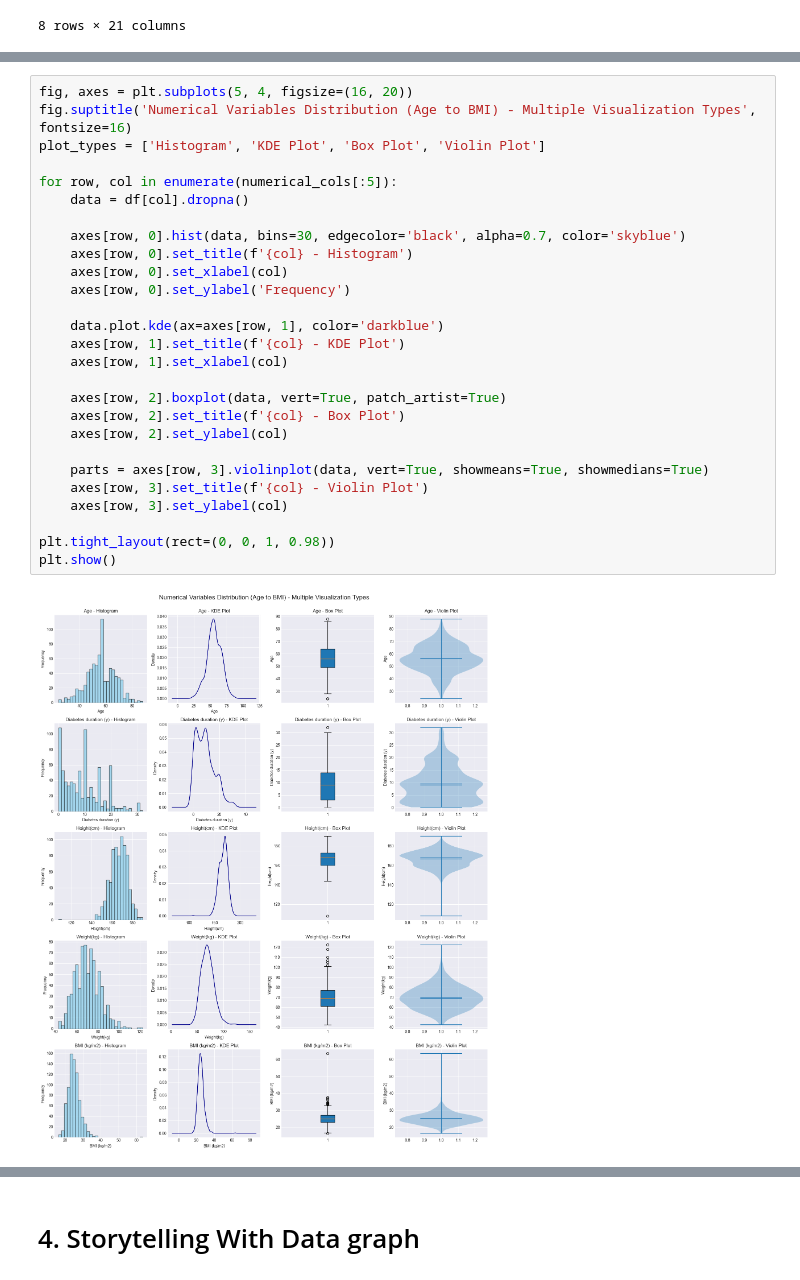
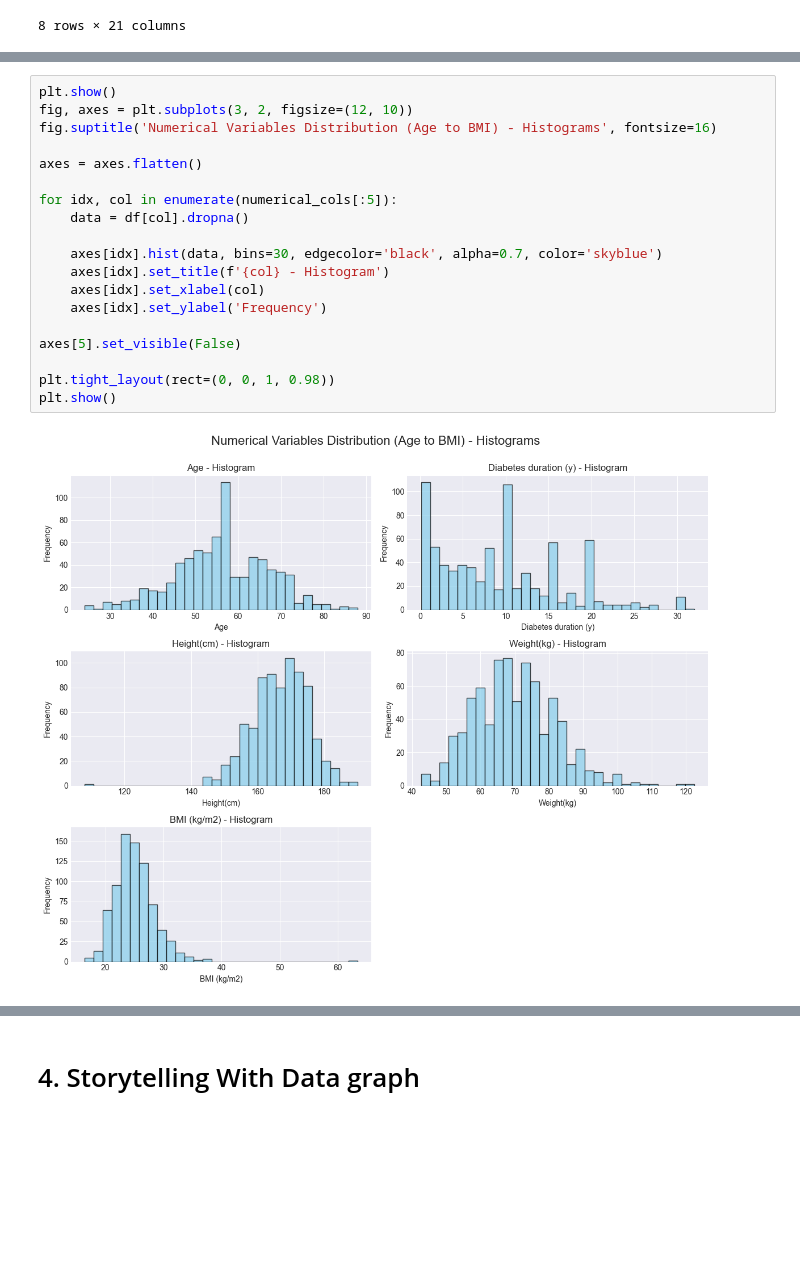
Before and after one commit to reynolkb-bu/bu-cds-dx699-2025-summer, a Jupyter notebook: notebooks/week-4/OMDS-ModB2-Week4-Reynolds-Kyle.ipynb, the cells around one changed output, grey strips where cells are left out. Saved outputs shown, nothing was run; the diff lists cells and outputs as text; blank space fills up the shorter version.

```diff
--- a/notebooks/week-4/OMDS-ModB2-Week4-Reynolds-Kyle.ipynb
+++ b/notebooks/week-4/OMDS-ModB2-Week4-Reynolds-Kyle.ipynb
@@ -161,30 +161,22 @@ plt.show()
 # %%
-fig, axes = plt.subplots(5, 4, figsize=(16, 20))
-fig.suptitle('Numerical Variables Distribution (Age to BMI) - Multiple Visualization Types', fontsize=16)
-plot_types = ['Histogram', 'KDE Plot', 'Box Plot', 'Violin Plot']
+plt.show()
+fig, axes = plt.subplots(3, 2, figsize=(12, 10))
+fig.suptitle('Numerical Variables Distribution (Age to BMI) - Histograms', fontsize=16)
 
-for row, col in enumerate(numerical_cols[:5]):
+axes = axes.flatten()
+
+for idx, col in enumerate(numerical_cols[:5]):
     data = df[col].dropna()
 
-    axes[row, 0].hist(data, bins=30, edgecolor='black', alpha=0.7, color='skyblue')
-    axes[row, 0].set_title(f'{col} - Histogram')
-    axes[row, 0].set_xlabel(col)
-    axes[row, 0].set_ylabel('Frequency')
+    axes[idx].hist(data, bins=30, edgecolor='black', alpha=0.7, color='skyblue')
+    axes[idx].set_title(f'{col} - Histogram')
+    axes[idx].set_xlabel(col)
+    axes[idx].set_ylabel('Frequency')
 
-    data.plot.kde(ax=axes[row, 1], color='darkblue')
-    axes[row, 1].set_title(f'{col} - KDE Plot')
-    axes[row, 1].set_xlabel(col)
-
-    axes[row, 2].boxplot(data, vert=True, patch_artist=True)
-    axes[row, 2].set_title(f'{col} - Box Plot')
-    axes[row, 2].set_ylabel(col)
-
-    parts = axes[row, 3].violinplot(data, vert=True, showmeans=True, showmedians=True)
-    axes[row, 3].set_title(f'{col} - Violin Plot')
-    axes[row, 3].set_ylabel(col)
+axes[5].set_visible(False)
 
 plt.tight_layout(rect=(0, 0, 1, 0.98))
 plt.show()
 # %% [output]
-[figure, old version]
+[figure, new version]
 # %%
```
Also changed, not shown: parts of 10 cells of this notebook.
